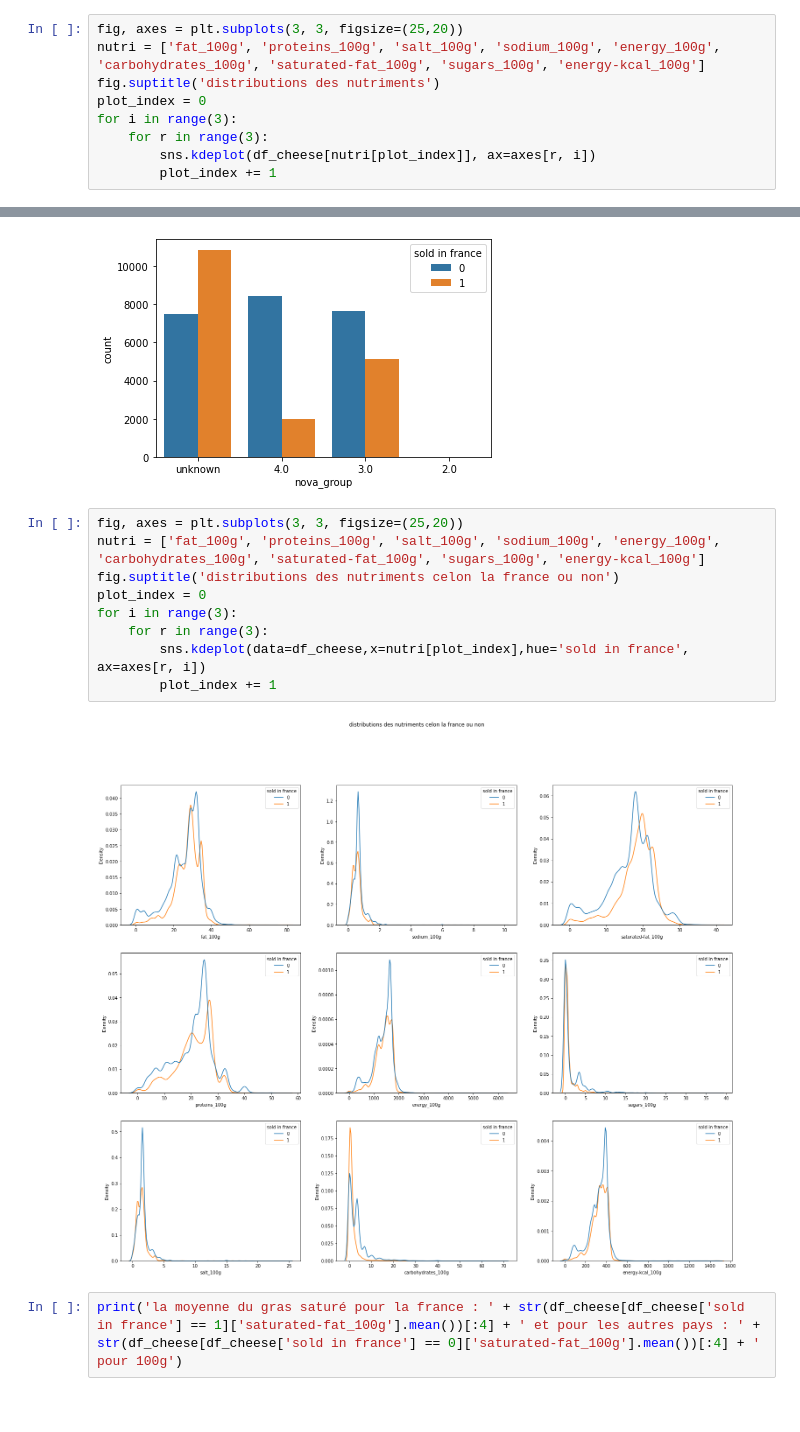
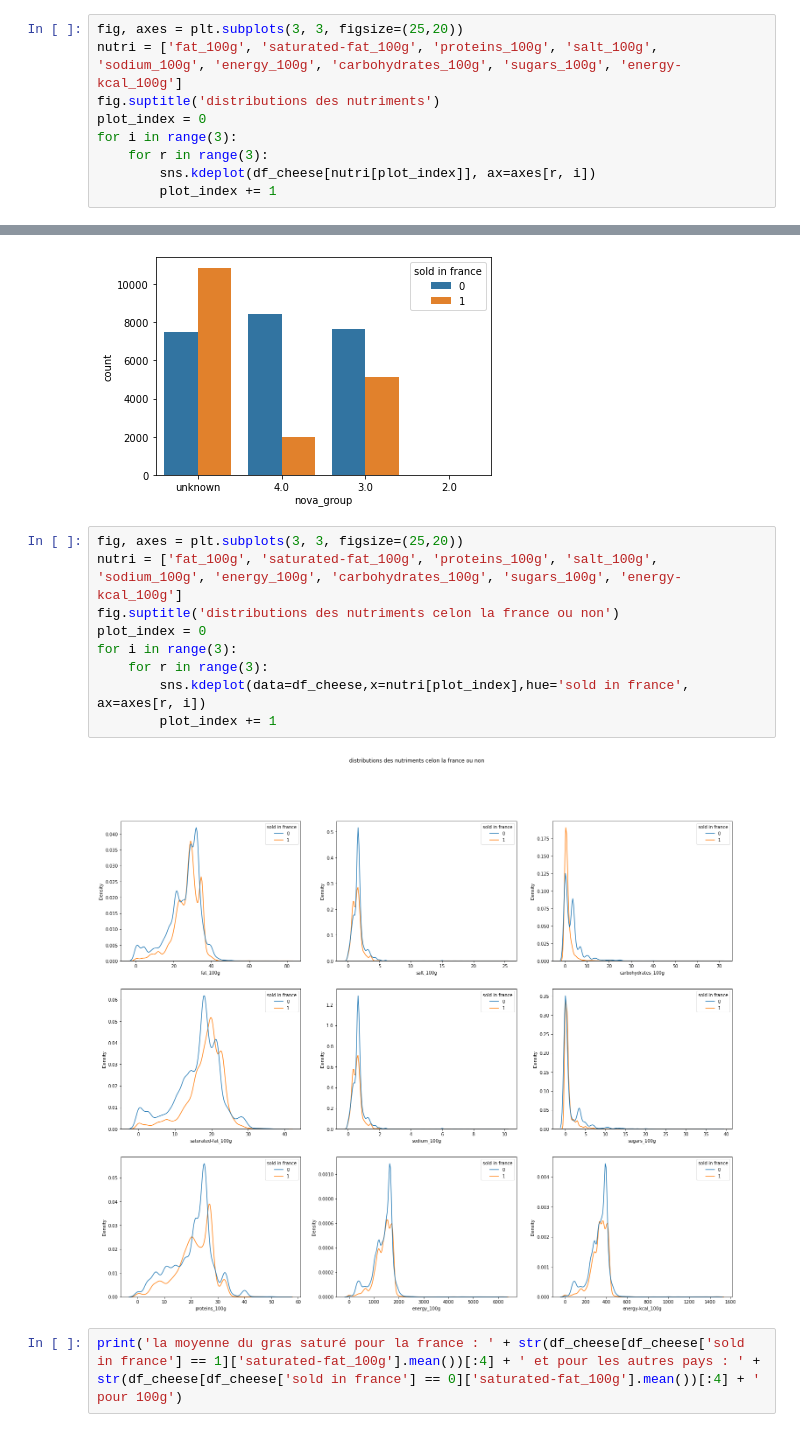
Before and after one commit to skamos/Python, a Jupyter notebook: Openclassroms/Projet_2 Exploration.ipynb, the cells around one changed output, grey strips where cells are left out. Saved outputs shown, nothing was run; the diff lists cells and outputs as text.

```diff
--- a/Openclassroms/Projet_2 Exploration.ipynb
+++ b/Openclassroms/Projet_2 Exploration.ipynb
@@ -165,7 +172,7 @@ df_cheese['nova_group'].value_counts().plot.pie()
 #### distribution des nutriments et apport energetique
 # %%
 fig, axes = plt.subplots(3, 3, figsize=(25,20))
-nutri = ['fat_100g', 'proteins_100g', 'salt_100g', 'sodium_100g', 'energy_100g', 'carbohydrates_100g', 'saturated-fat_100g', 'sugars_100g', 'energy-kcal_100g']
+nutri = ['fat_100g', 'saturated-fat_100g', 'proteins_100g', 'salt_100g', 'sodium_100g', 'energy_100g', 'carbohydrates_100g', 'sugars_100g', 'energy-kcal_100g']
 fig.suptitle('distributions des nutriments')
 plot_index = 0
 for i in range(3):
@@ -243,15 +250,15 @@ sns.countplot(data=df_cheese, x='nova_group', hue='sold in france')
 [figure]
 # %%
 fig, axes = plt.subplots(3, 3, figsize=(25,20))
-nutri = ['fat_100g', 'proteins_100g', 'salt_100g', 'sodium_100g', 'energy_100g', 'carbohydrates_100g', 'saturated-fat_100g', 'sugars_100g', 'energy-kcal_100g']
+nutri = ['fat_100g', 'saturated-fat_100g', 'proteins_100g', 'salt_100g', 'sodium_100g', 'energy_100g', 'carbohydrates_100g', 'sugars_100g', 'energy-kcal_100g']
 fig.suptitle('distributions des nutriments celon la france ou non')
 plot_index = 0
 for i in range(3):
     for r in range(3):
         sns.kdeplot(data=df_cheese,x=nutri[plot_index],hue='sold in france', ax=axes[r, i])
         plot_index += 1
 # %% [output]
-[figure, old version]
+[figure, new version]
 # %%
 print('la moyenne du gras saturé pour la france : ' + str(df_cheese[df_cheese['sold in france'] == 1]['saturated-fat_100g'].mean())[:4] + ' et pour les autres pays : ' + str(df_cheese[df_cheese['sold in france'] == 0]['saturated-fat_100g'].mean())[:4] + ' pour 100g')
 # %% [output]
```
Also changed, not shown: parts of 16 cells of this notebook, 1 other file.
